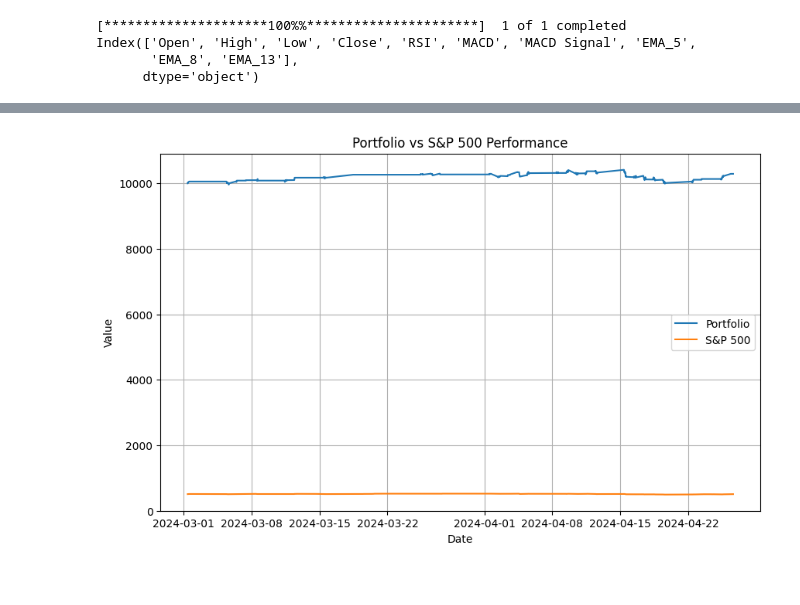
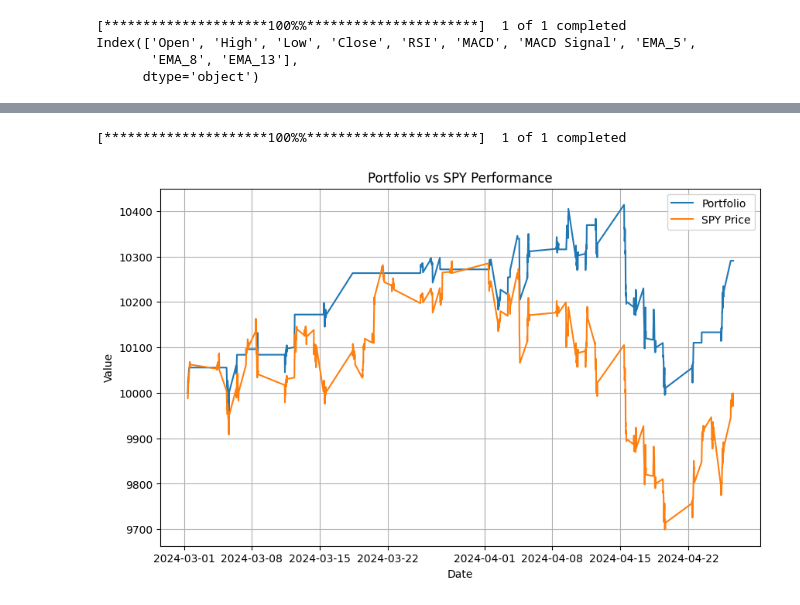
Before and after one commit to jfour1e/Quant-Algo-Trading, a Jupyter notebook: backtesting.ipynb, the cells around one changed output, grey strips where cells are left out. Drawn from its saved outputs; the diff is of its cells as text; code cells hidden in the pictures.

```diff
--- a/backtesting.ipynb
+++ b/backtesting.ipynb
@@ -7,7 +7,7 @@ from window import *
 import matplotlib.pyplot as plt
 import numpy as np
 
-ticker = 'SPY'
+ticker = 'NDAQ'
 start_date = (datetime.today() - timedelta(days=59)).strftime('%Y-%m-%d')
 end_date = datetime.today().strftime('%Y-%m-%d')
 
@@ -170,14 +128,24 @@ Datetime
+# %%
+ticker = 'SPY'
+start_date = (datetime.today() - timedelta(days=59)).strftime('%Y-%m-%d')
+end_date = datetime.today().strftime('%Y-%m-%d')
+
+data = fetch_data(ticker, start_date, end_date)
+
+portfolio = backtest_strategy(data)
+# %% [output]
+[*********************100%%**********************]  1 of 1 completed
 # %%
-sp500_data = data['Close']*19.643
+stock_data = data['Close']*19.62
 
 plt.figure(figsize=(10, 6))
 plt.plot(portfolio.index, portfolio['Portfolio Value'], label='Portfolio')
-plt.plot(sp500_data.index, sp500_data, label='S&P 500')
-plt.title('Portfolio vs S&P 500 Performance')
+plt.plot(stock_data.index, stock_data, label='SPY Price')
+plt.title('Portfolio vs SPY Performance')
 plt.xlabel('Date')
 plt.ylabel('Value')
 plt.legend()
 plt.grid(True)
 plt.show()
 # %% [output]
-[figure, old version]
+[figure, new version]
```
Also changed, not shown: parts of 8 cells of this notebook.
